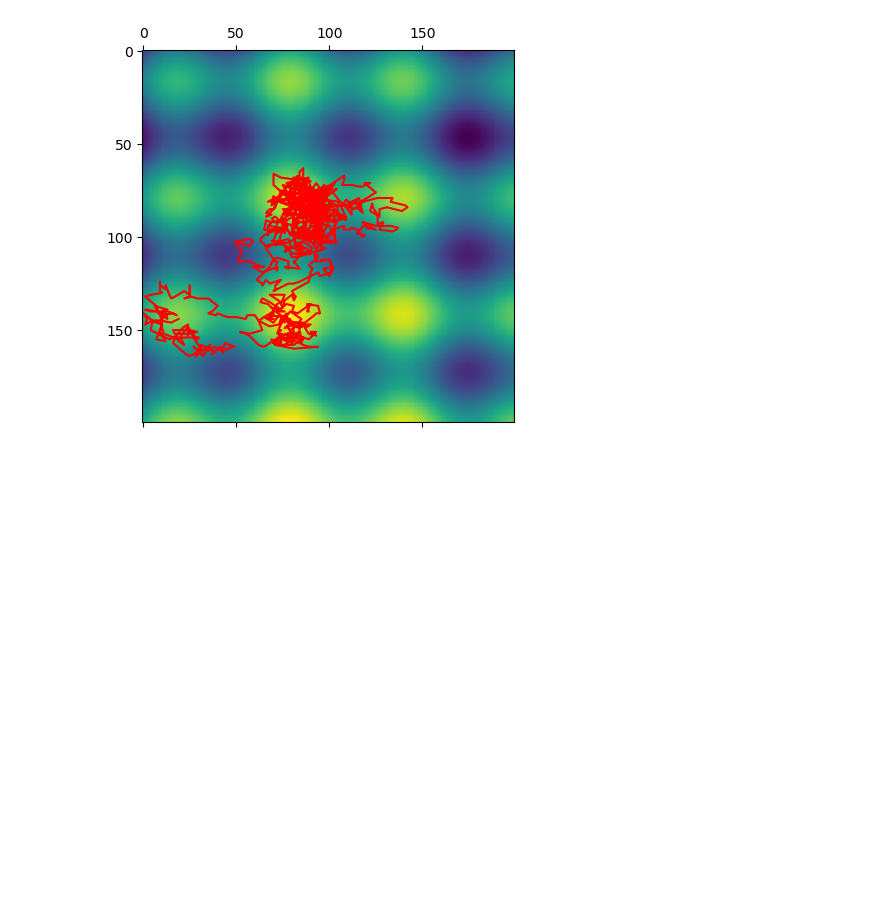
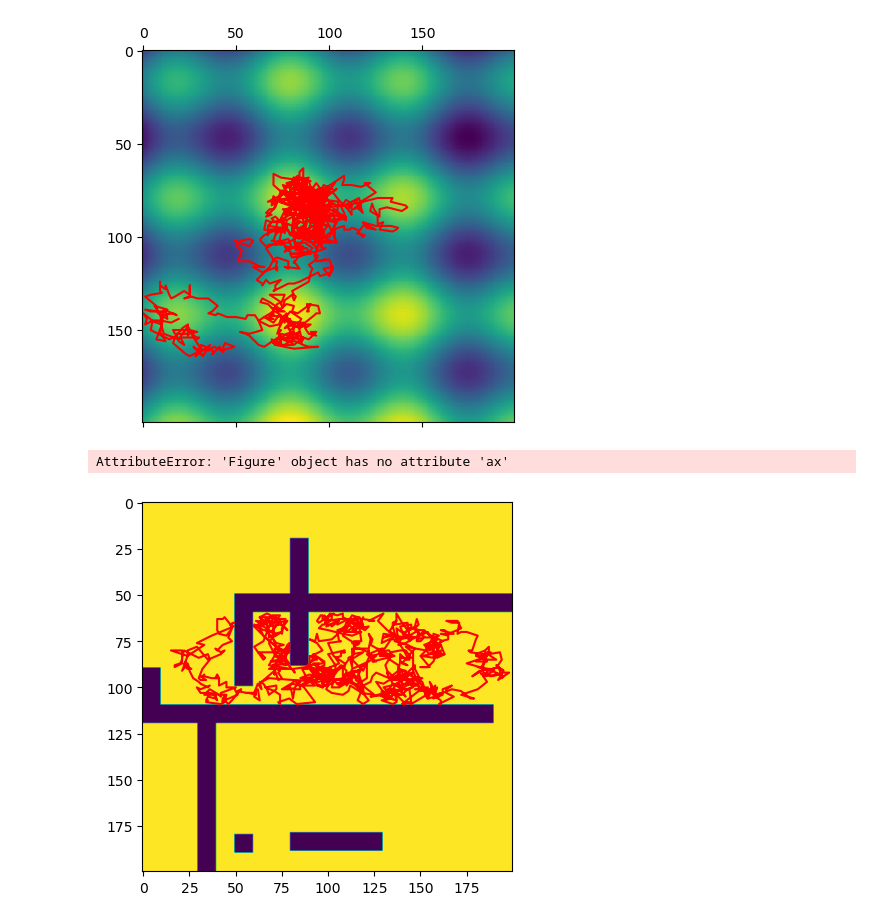
Before and after one commit to ASPP/2023-heraklion-scientific-patterns, a Jupyter notebook: notebooks/walker/Step_1_classes/Step_1_classes_exercise.ipynb, the cells around one changed output. Drawn from its saved outputs; the diff is of its cells as text; code cells hidden in the pictures; blank space fills up the shorter version.

```diff
--- a/notebooks/walker/Step_1_classes/Step_1_classes_exercise.ipynb
+++ b/notebooks/walker/Step_1_classes/Step_1_classes_exercise.ipynb
@@ -37,3 +37,7 @@ for _ in range(1000):
 plot_trajectory(trajectory, context_map)
 # %% [output]
 [figure]
+# %%
+from walker import Walker
+
+walker = Walker(100,50,200, 3, 4,map_type='labyrinth')
@@ -39,0 +47,5 @@ plot_trajectory(trajectory, context_map)
+# %%
+fig = walker.plot_trajectory()
+# %% [output]
+AttributeError: 'Figure' object has no attribute 'ax'
+[figure, added]
```
Also changed, not shown: parts of 1 cell of this notebook, 2 other files.
